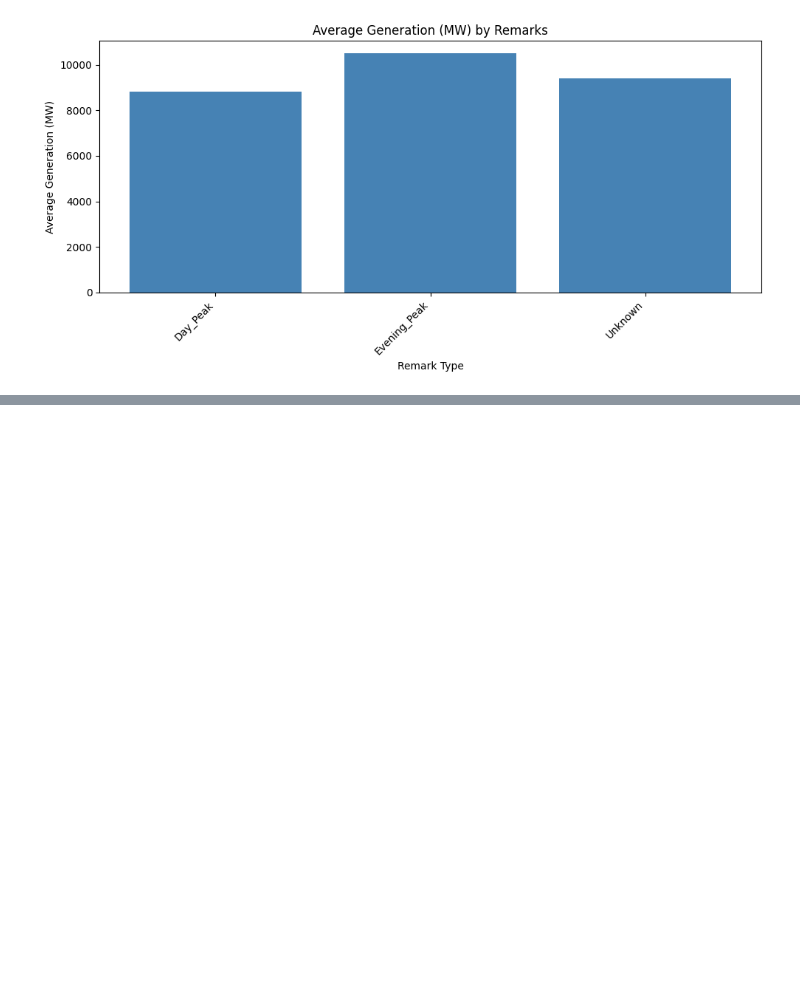
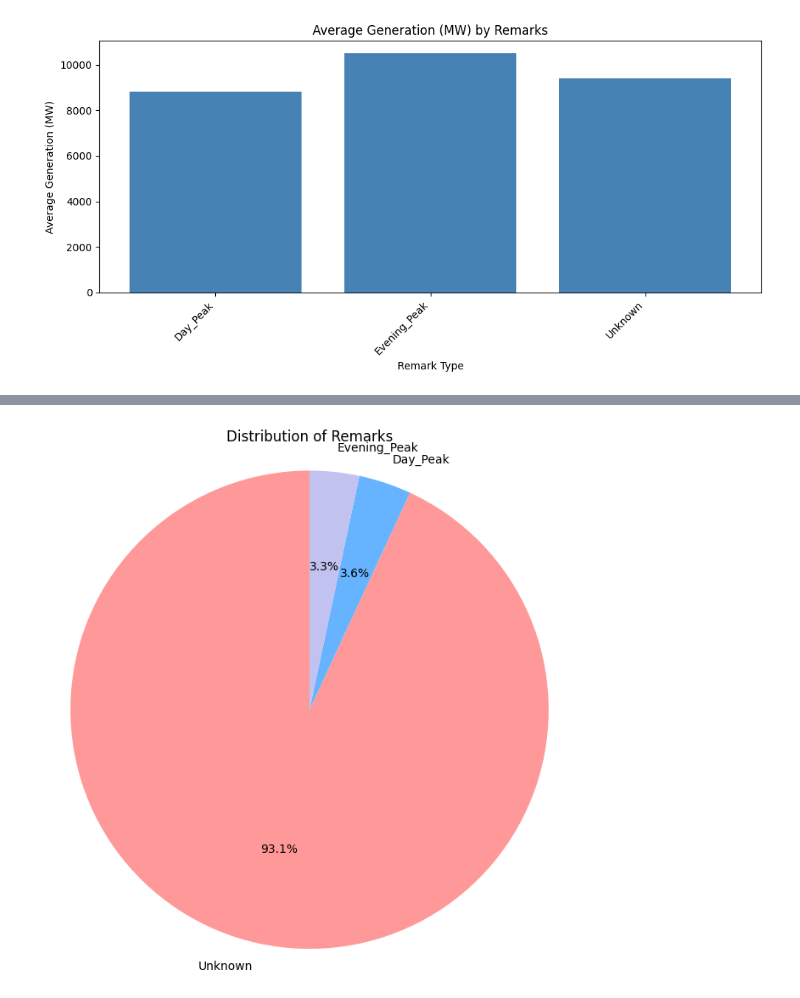
Before and after one commit to sabbirpuspo/LearningforMe, a Jupyter notebook: PGCB_BD.ipynb, the cells around one changed output, grey strips where cells are left out. Saved outputs shown, nothing was run; the diff lists cells and outputs as text; code cells hidden in the pictures; blank space fills up the shorter version.

```diff
--- a/PGCB_BD.ipynb
+++ b/PGCB_BD.ipynb
@@ -287,0 +307,11 @@ plt.show()
+# %%
+remarks_dist = df['remarks'].fillna('Unknown').value_counts()
+
+fig, ax = plt.subplots(figsize=(8, 8))
+ax.pie(remarks_dist.values, labels=remarks_dist.index, autopct='%1.1f%%',
+       colors=['#ff9999', '#66b3ff', '#c2c2f0'], startangle=90)
+ax.set_title('Distribution of Remarks')
+ax.axis('equal') # Equal aspect ratio ensures that pie is drawn as a circle.
+plt.show()
+# %% [output]
+[figure, added]
```
Also changed, not shown: parts of 2 cells of this notebook.
